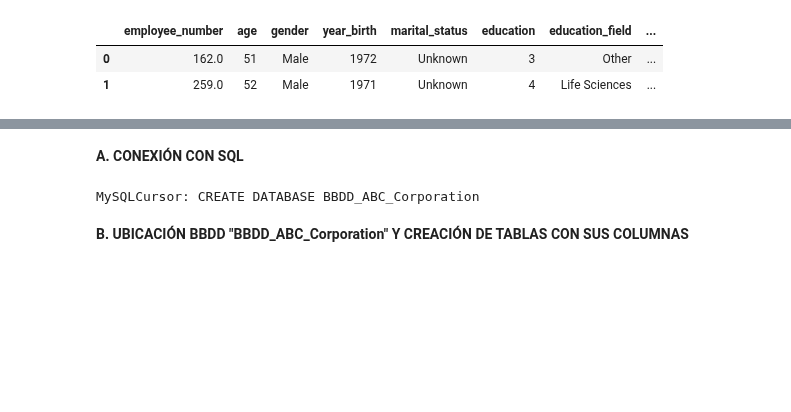
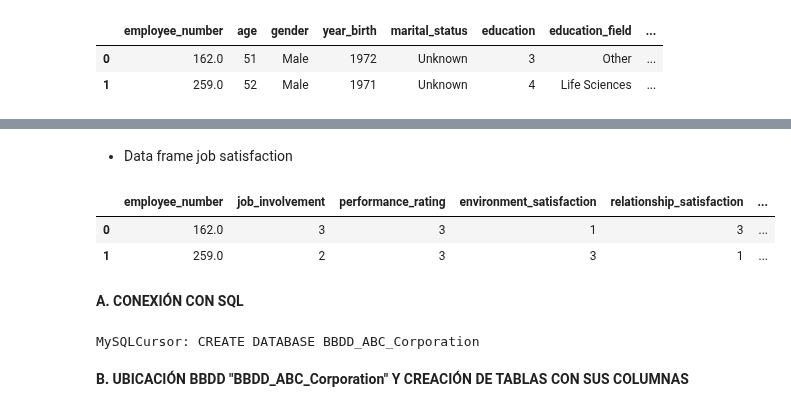
Before and after one commit to Paulamc1695/proyecto_da_promo_J_modulo_3, a Jupyter notebook: Fase_3_Base_De_Datos.ipynb, the cells around one changed output, grey strips where cells are left out. Drawn from its saved outputs; the diff is of its cells as text; code cells hidden in the pictures; blank space fills up the shorter version.

```diff
--- a/Fase_3_Base_De_Datos.ipynb
+++ b/Fase_3_Base_De_Datos.ipynb
@@ -95,0 +114,10 @@ df_job_information.to_csv('Dataset_job_information_HR.csv', index= False)
+# %% [markdown]
+- Data frame job satisfaction
+# %%
+df_job_satisfaction  = df_abc [["employee_number", "job_involvement","performance_rating","environment_satisfaction" ,"relationship_satisfaction" ,"work_life_balance"]]
+
+df_job_satisfaction.head(2)
+# %% [output]
+|  | employee_number | job_involvement | performance_rating | environment_satisfaction | relationship_satisfaction | ... |
+| 0 | 162.0 | 3 | 3 | 1 | 3 | ... |
+| 1 | 259.0 | 2 | 3 | 3 | 1 | ... |
```
Also changed, not shown: parts of 8 cells of this notebook, 2 other files.
